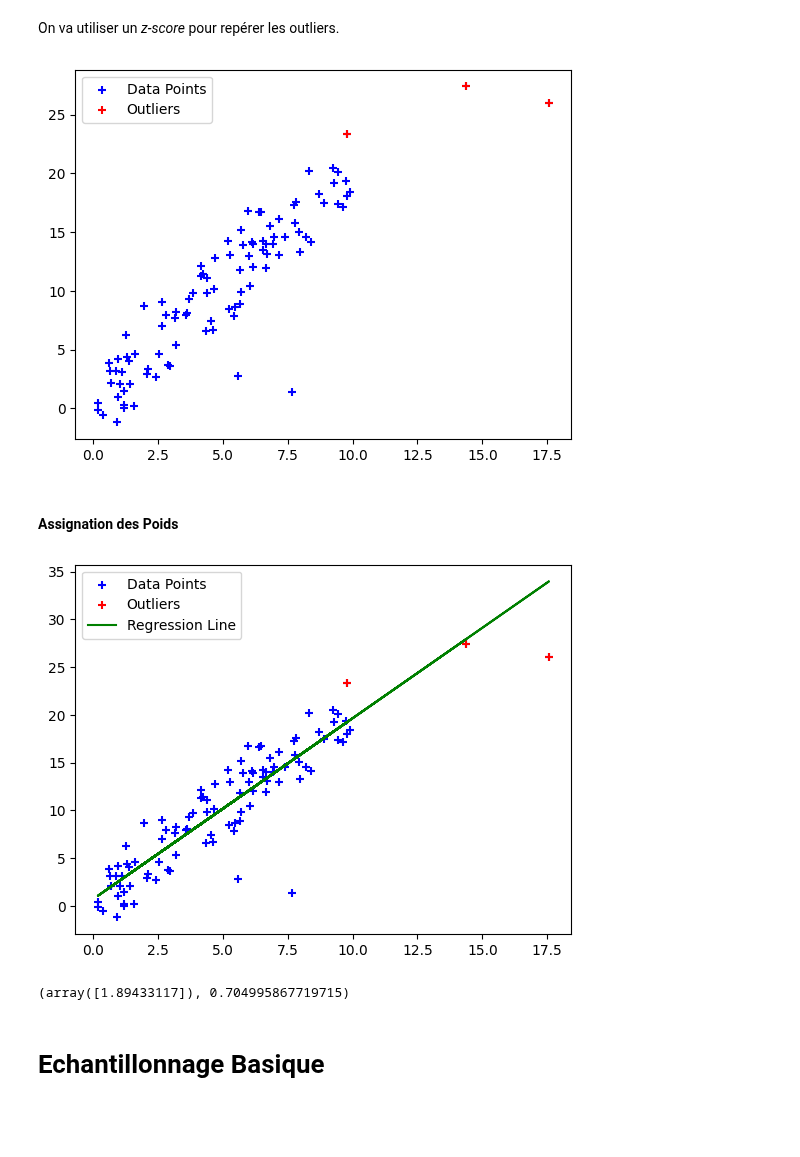
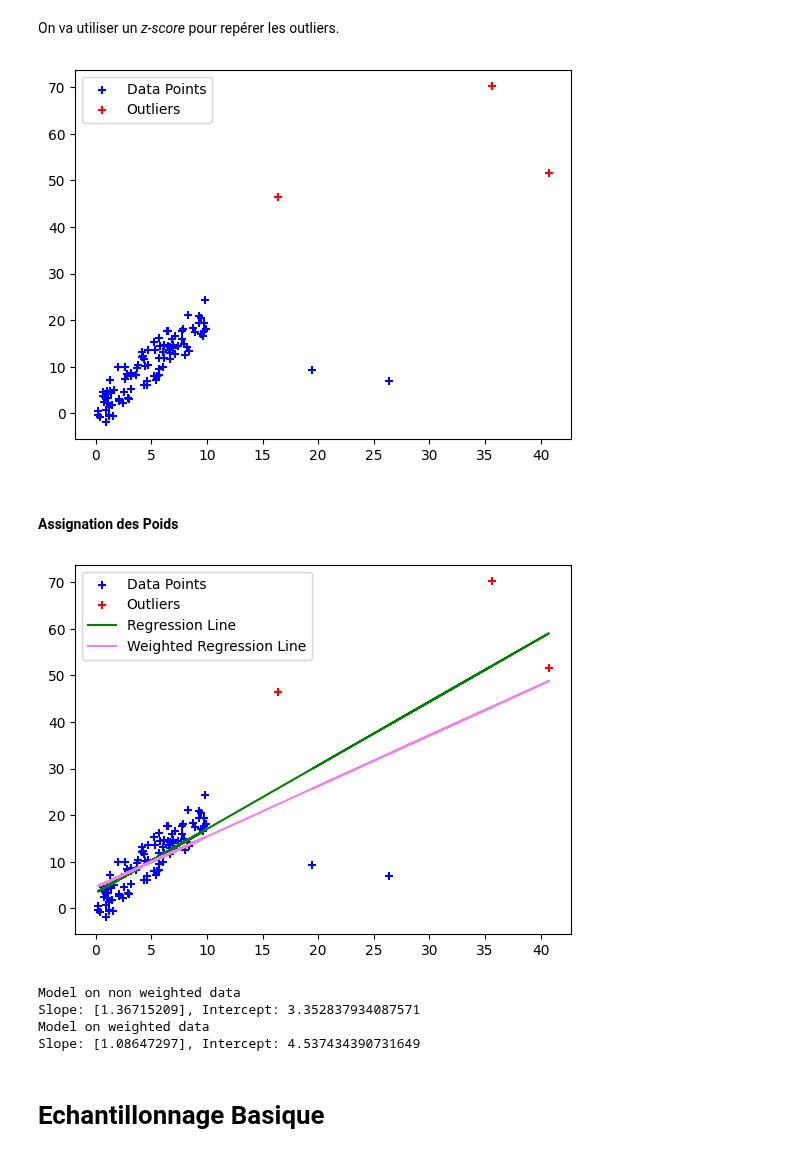
Before and after one commit to ElieLECAS/ML_avance, a Jupyter notebook: imbalanced_data/cours.ipynb, the cells around one changed output. Saved outputs shown, nothing was run; the diff lists cells and outputs as text; code cells hidden in the pictures; blank space fills up the shorter version.

Commit message:
Add section illustrating weighting samples

```diff
--- a/imbalanced_data/cours.ipynb
+++ b/imbalanced_data/cours.ipynb
@@ -430,11 +432,11 @@ On va générer un dataset simple sur lequel on réalisera une régression liné
 # %%
 np.random.seed(0)
 X = np.random.rand(100, 1) * 10  # Feature
-y = 2 * X.squeeze() + np.random.randn(100) * 2  # Target with some noise
+y = 2 * X.squeeze() + np.random.randn(100) * 2.5  # Target with some noise
 
 # Adding outliers
-X[95:] += np.random.rand(5, 1) * 20
-y[95:] += np.random.rand(5) * 20
+X[95:] += np.random.rand(5, 1) * 70
+y[95:] += np.random.rand(5) * 70
 # %% [markdown]
 #### Détection des outliers
 # %% [markdown]
@@ -445,7 +447,7 @@ from scipy import stats
 # Calculating Z-scores of the target variable
 z_scores = np.abs(stats.zscore(y))
 # Spotting as outliers samples farer than 2 standard deviations
-outlier_threshold = 2
+outlier_threshold = 3
 is_outlier = z_scores > outlier_threshold
 
 # Plotting to visualize the outliers
@@ -454,7 +456,7 @@ plt.scatter(X[is_outlier], y[is_outlier], color='red', label='Outliers', marker=
 plt.legend()
 plt.show()
 # %% [output]
-[figure, old version]
+[figure, new version]
 # %% [markdown]
 #### Assignation des Poids
 # %%
@@ -464,25 +466,41 @@ sample_weights[is_outlier] = 0.1  # Lower weight for outliers
 from sklearn.linear_model import LinearRegression
 
 
-# Training the model
-model = LinearRegression()
-model.fit(X, y, sample_weight=sample_weights)
+# Training the model on non-weighted data
+linreg1 = LinearRegression()
+linreg1.fit(X, y)
 
 # Outputting the model's coefficients
-model_coef = model.coef_
-model_intercept = model.intercept_
+linreg1_coef = linreg1.coef_
+linreg1_intercept = linreg1.intercept_
+
+# Training the model on weighted data
+linreg2 = LinearRegression()
+linreg2.fit(X, y, sample_weight=sample_weights)
+
+# Outputting the model's coefficients
+linreg2_coef = linreg2.coef_
+linreg2_intercept = linreg2.intercept_
 # %%
 # Plotting to visualize the outliers and the regression line
 plt.scatter(X, y, color='blue', label='Data Points', marker='+')
 plt.scatter(X[is_outlier], y[is_outlier], color='red', label='Outliers', marker='+')
-plt.plot(X, model.predict(X), color='green', label='Regression Line')
+plt.plot(X, linreg1.predict(X), color='green', label='Regression Line')
+plt.plot(X, linreg2.predict(X), color='violet', label='Weighted Regression Line')
 plt.legend()
 plt.show()
 
-model_coef, model_intercept
+print("Model on non weighted data")
+print(f"Slope: {linreg1_coef}, Intercept: {linreg1_intercept}")
+
+print("Model on weighted data")
+print(f"Slope: {linreg2_coef}, Intercept: {linreg2_intercept}")
 # %% [output]
-[figure, old version]
+[figure, new version]
-(array([1.89433117]), 0.704995867719715)
+Model on non weighted data
+Slope: [1.36715209], Intercept: 3.352837934087571
+Model on weighted data
+Slope: [1.08647297], Intercept: 4.537434390731649
 # %% [markdown]
 # Echantillonnage Basique
 # %% [markdown]
```
Also changed, not shown: parts of 1 cell of this notebook.
